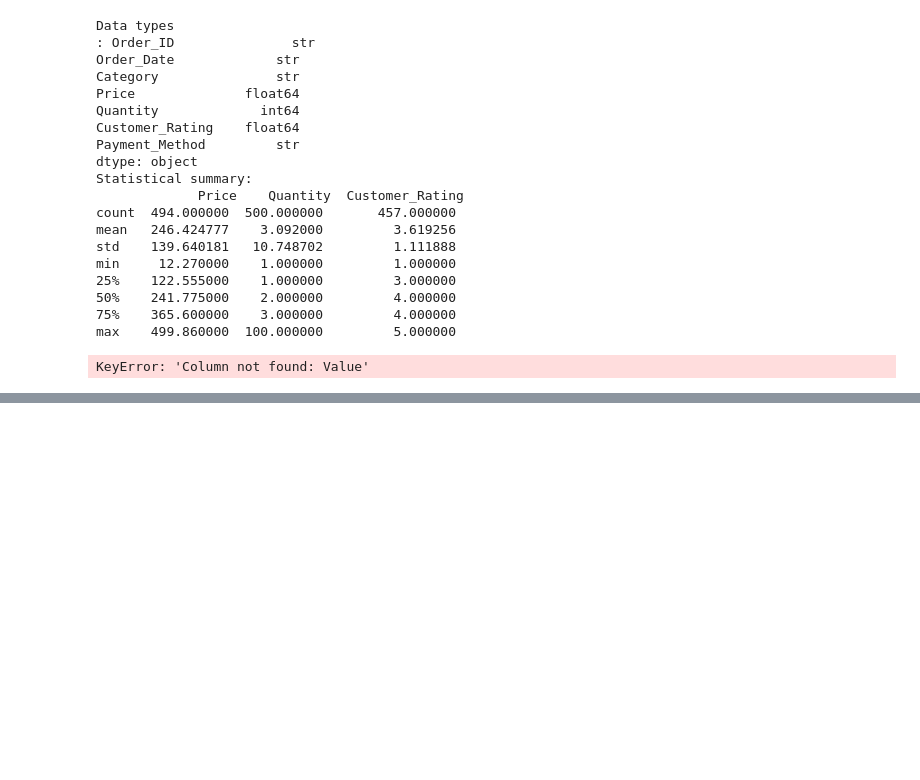
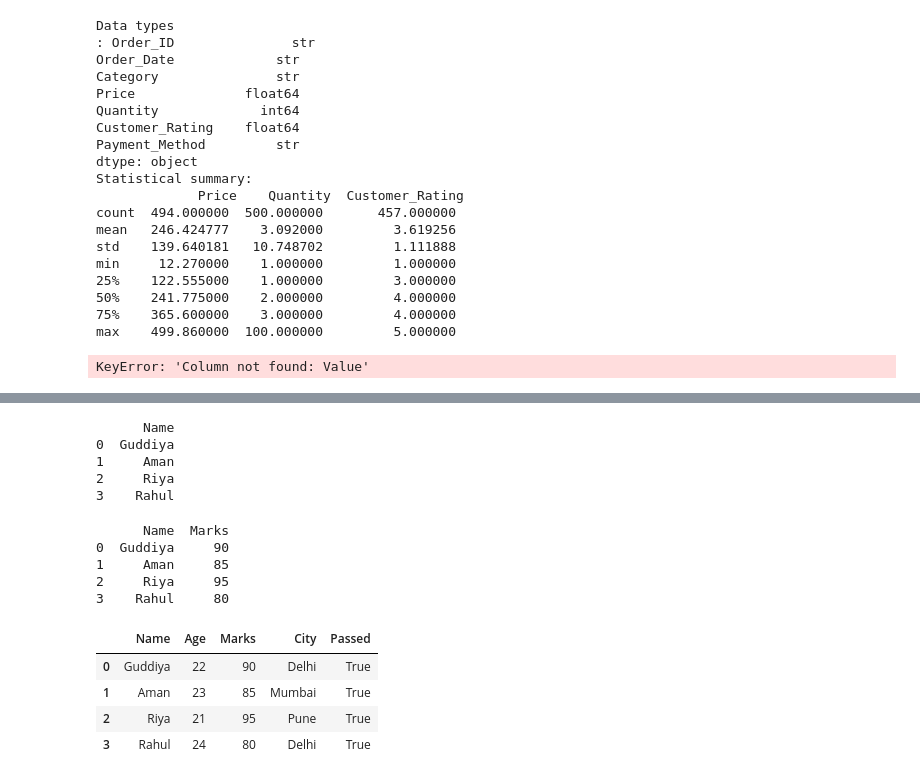
Before and after one commit to guddiyasingh/python-main, a Jupyter notebook: Data_Analysis/PDS.ipynb, the cells around one changed output, grey strips where cells are left out. Saved outputs shown, nothing was run; the diff lists cells and outputs as text; code cells hidden in the pictures; blank space fills up the shorter version.

```diff
--- a/Data_Analysis/PDS.ipynb
+++ b/Data_Analysis/PDS.ipynb
@@ -341,3 +341,14 @@ min     12.270000    1.000000         1.000000
 75%    365.600000    3.000000         4.000000
 max    499.860000  100.000000         5.000000
 KeyError: 'Column not found: Value'
+# %%
+import pandas as pd
+
+data1 = {
+    "Name":["Guddiya","Aman","Riya","Rahul"],
+    "Age":[22,23,21,24],
+    "Marks":[90,85,95,80],
+    "City":["Delhi","Mumbai","Pune","Delhi"]
+}
+df = pd.DataFrame(data1)
+df
@@ -343,0 +361,29 @@ KeyError: 'Column not found: Value'
+# %%
+# Select column
+
+print(df[["Name"]])
+# %% [output]
+      Name
+0  Guddiya
+1     Aman
+2     Riya
+3    Rahul
+# %%
+# 2. Select Multiple Columns
+print(df[["Name","Marks"]])
+# %% [output]
+      Name  Marks
+0  Guddiya     90
+1     Aman     85
+2     Riya     95
+3    Rahul     80
+# %%
+# 3.Add a New column
+df["Passed"]=True
+df
+# %% [output]
+|  | Name | Age | Marks | City | Passed |
+| 0 | Guddiya | 22 | 90 | Delhi | True |
+| 1 | Aman | 23 | 85 | Mumbai | True |
+| 2 | Riya | 21 | 95 | Pune | True |
+| 3 | Rahul | 24 | 80 | Delhi | True |
```
Also changed, not shown: parts of 7 cells of this notebook.
